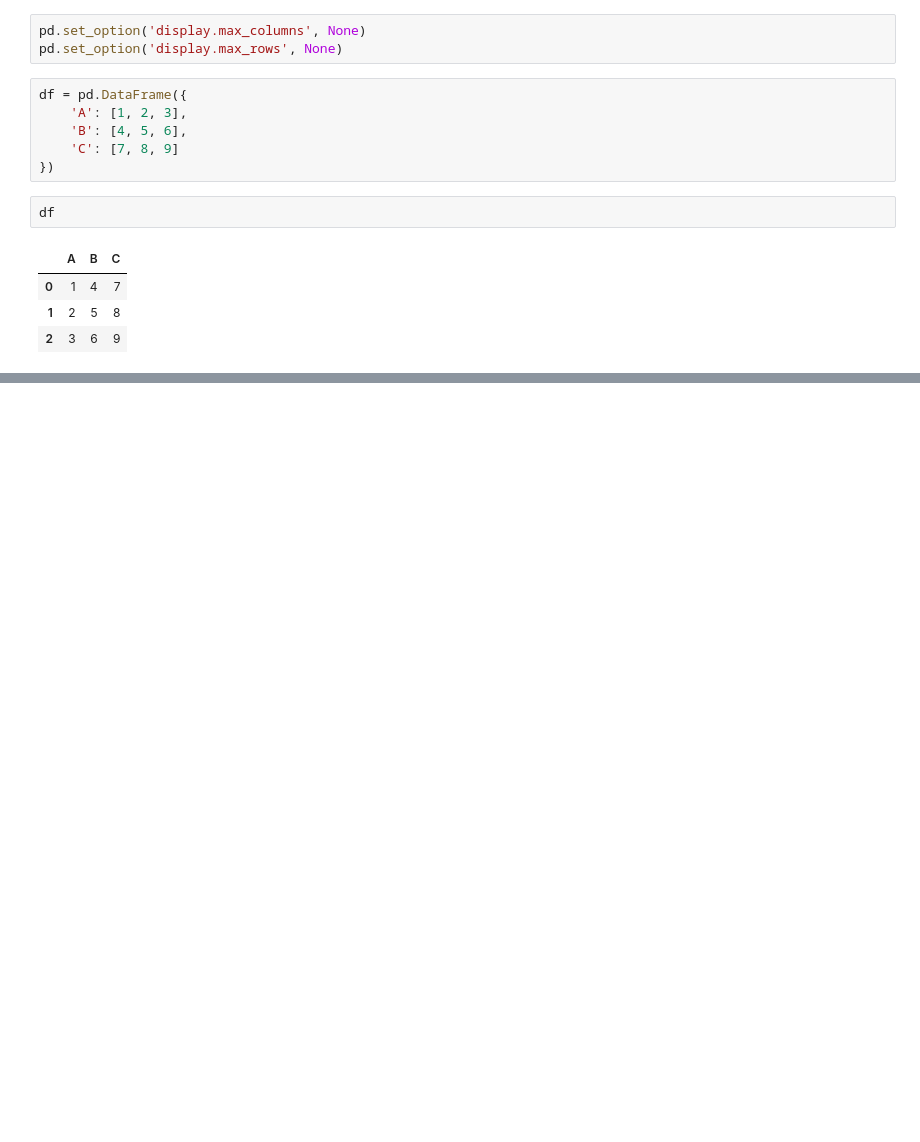
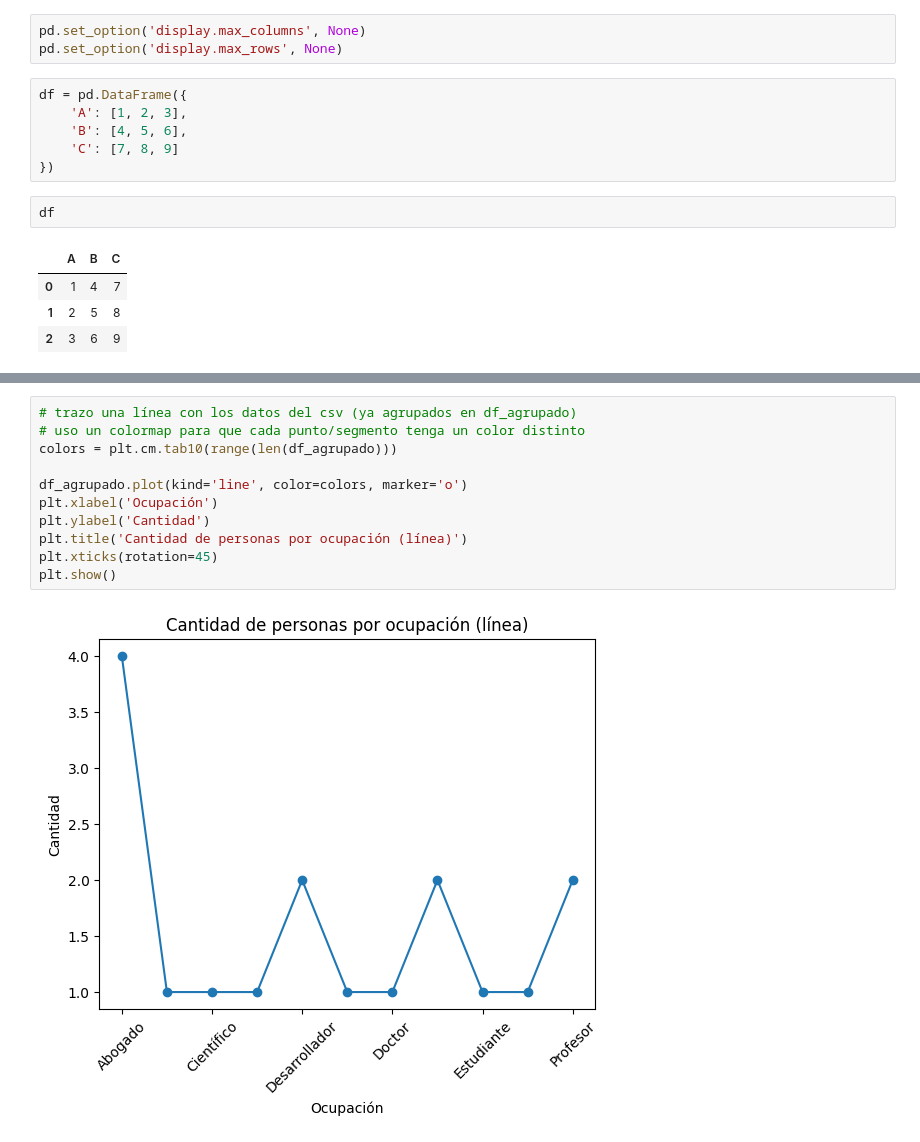
Before and after one commit to gogava-gio-analista/pandas, a Jupyter notebook: 01pandas.ipynb, the cells around one changed output, grey strips where cells are left out. Saved outputs shown, nothing was run; the diff lists cells and outputs as text; blank space fills up the shorter version.

```diff
--- a/01pandas.ipynb
+++ b/01pandas.ipynb
@@ -21,0 +75,13 @@ df
+# %%
+# trazo una línea con los datos del csv (ya agrupados en df_agrupado)
+# uso un colormap para que cada punto/segmento tenga un color distinto
+colors = plt.cm.tab10(range(len(df_agrupado)))
+
+df_agrupado.plot(kind='line', color=colors, marker='o')
+plt.xlabel('Ocupación')
+plt.ylabel('Cantidad')
+plt.title('Cantidad de personas por ocupación (línea)')
+plt.xticks(rotation=45)
+plt.show()
+# %% [output]
+[figure, added]
```
Also changed, not shown: parts of 4 cells of this notebook, 11 other files.
